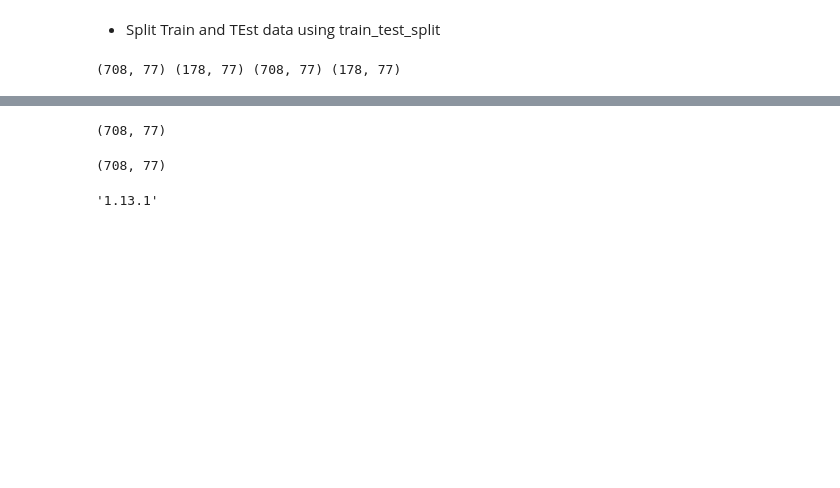
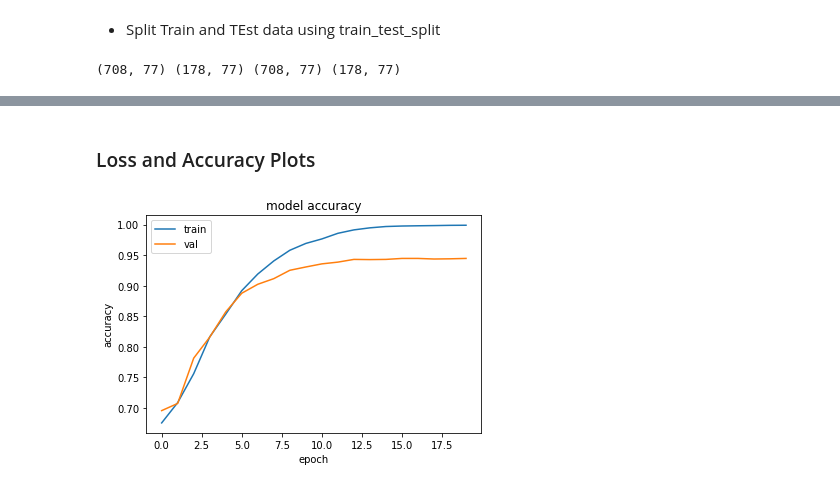
Before and after one commit to khushi810/NER-model, a Jupyter notebook: SKS_assignment.ipynb, the cells around one changed output, grey strips where cells are left out. Drawn from its saved outputs; the diff is of its cells as text; code cells hidden in the pictures; blank space fills up the shorter version.

```diff
--- a/SKS_assignment.ipynb
+++ b/SKS_assignment.ipynb
@@ -257,5 +277,5 @@ def loss(labels, logits):
 # %%
 model.compile(optimizer='adam', loss=loss, metrics=['accuracy'])
 # %%
-history = model.fit(X_train, y_train, batch_size=32, epochs=2, validation_data=(X_test, y_test), verbose=1)
+history = model.fit(X_train, y_train, batch_size=32, epochs=20, validation_data=(X_test, y_test), verbose=1)
 # %% [output]
@@ -266,12 +299,13 @@ InvalidArgumentError: logits and labels must have the same first dimension, got
-# %%
-y_train.shape
-# %% [output]
-(708, 77)
-# %%
-X_train.shape
-# %% [output]
-(708, 77)
-# %%
-tf.VERSION
-# %% [output]
-'1.13.1'
+# %% [markdown]
+### Loss and Accuracy Plots
+# %%
+from matplotlib import pyplot as plt
+plt.plot(history.history['accuracy'])
+plt.plot(history.history['val_accuracy'])
+plt.title('model accuracy')
+plt.ylabel('accuracy')
+plt.xlabel('epoch')
+plt.legend(['train', 'val'], loc='upper left')
+plt.show()
+# %% [output]
+[figure, added]
```
Also changed, not shown: parts of 13 cells of this notebook.
